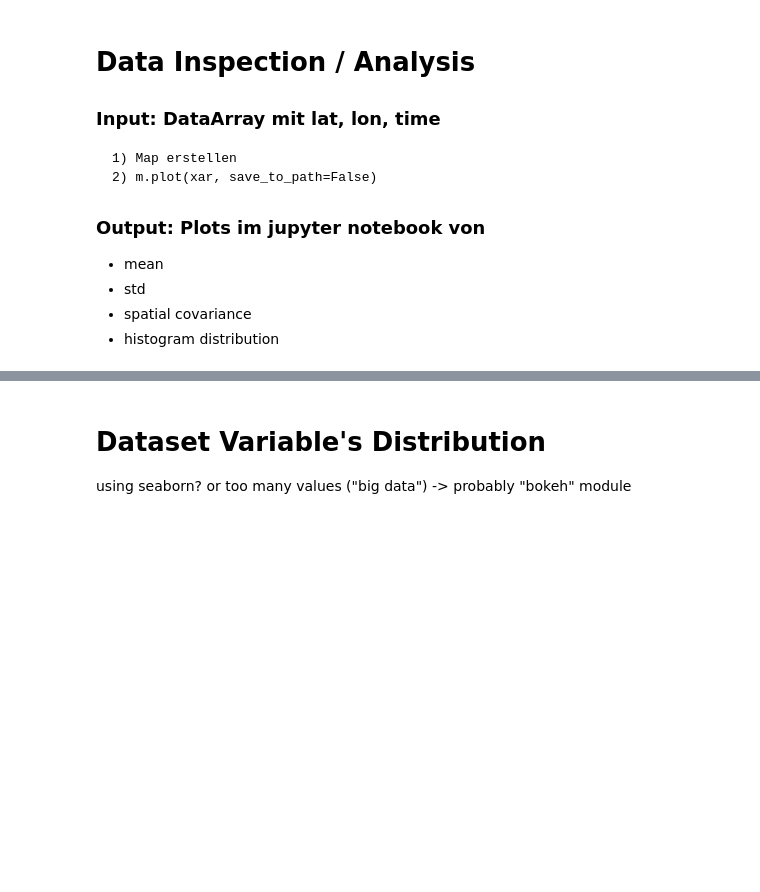
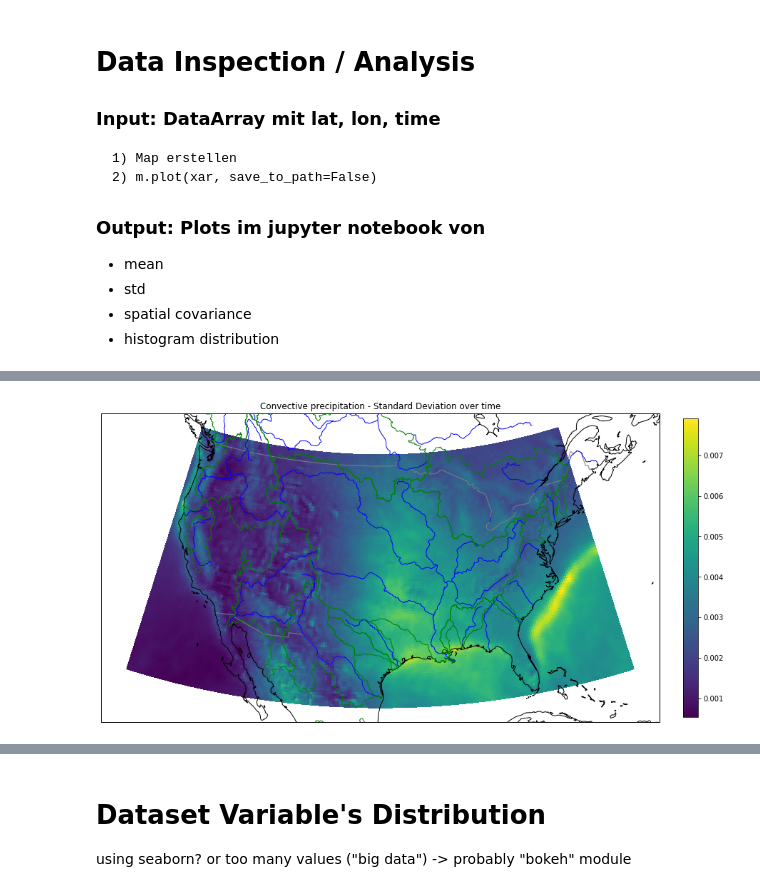
Before and after one commit to ECMWFCode4Earth/ml_flood, a Jupyter notebook: python/data_inspector-test_covariance.ipynb, the cells around one changed output, grey strips where cells are left out. Cells and saved outputs as stored; diff of their text form; code cells hidden in the pictures; blank space fills up the shorter version.

```diff
--- a/python/data_inspector-test_covariance.ipynb
+++ b/python/data_inspector-test_covariance.ipynb
@@ -113,0 +74,6 @@ class Map(object):
+# %%
+with ProgressBar():
+    fig, ax = m.plot(xar['cp'].std('time'))
+    ax.set_title('Convective precipitation - Standard Deviation over time')
+# %% [output]
+[figure, added]
```
Also changed, not shown: parts of 31 cells of this notebook, 1 other file.
